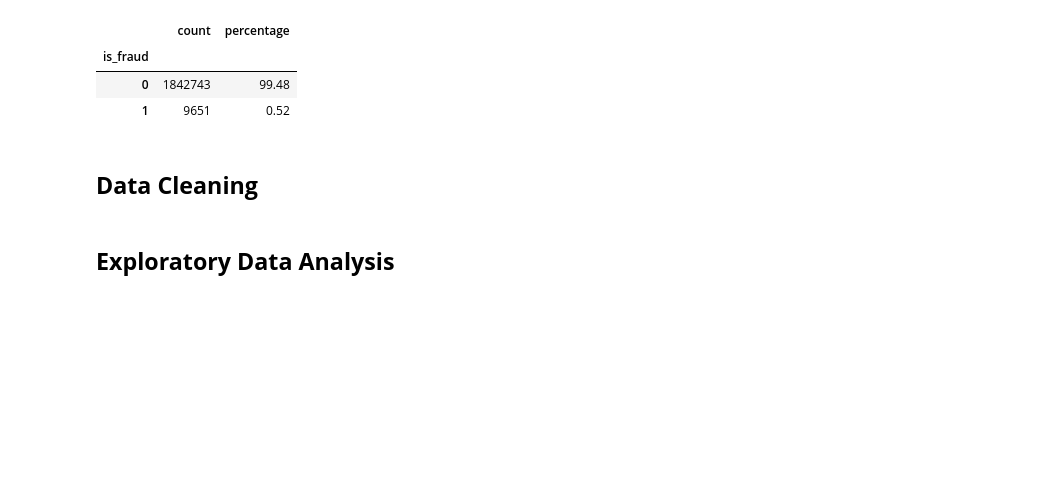
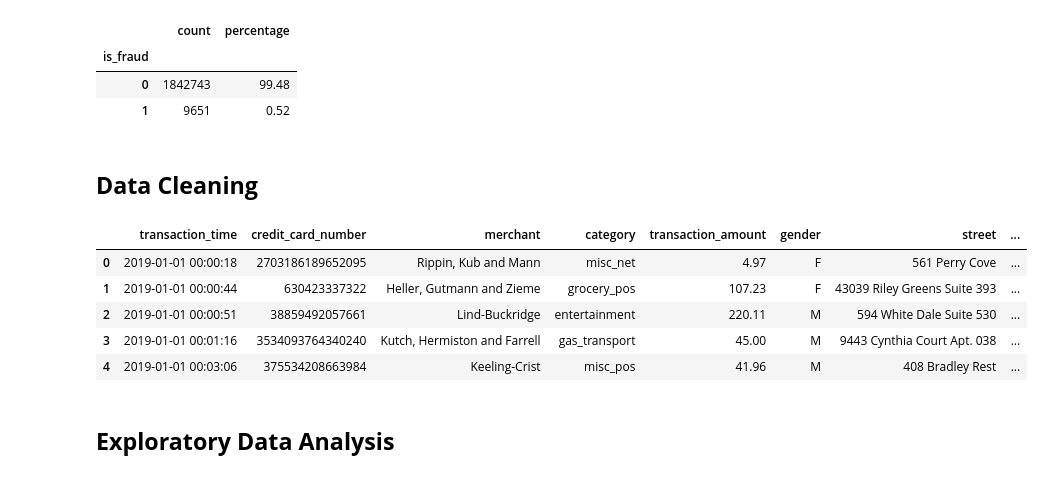
Before and after one commit to Youhorng/credit_card_fraud_prediction, a Jupyter notebook: notebooks/exploratory_data_analysis.ipynb, the cells around one changed output. Saved outputs shown, nothing was run; the diff lists cells and outputs as text; code cells hidden in the pictures; blank space fills up the shorter version.

Commit message:
Clean data

```diff
--- a/notebooks/exploratory_data_analysis.ipynb
+++ b/notebooks/exploratory_data_analysis.ipynb
@@ -94,2 +106,37 @@ count_fraud
+# %%
+# Change data types to the appropriate ones
+df["transaction_time"] = pd.to_datetime(df["transaction_time"])
+df["credit_card_number"] = df["credit_card_number"].astype(str)
+df["date_of_birth"] = pd.to_datetime(df["date_of_birth"])
+# %%
+# Create full name column
+df["full_name"] = df["first_name"] + " " + df["last_name"]
+
+# Create age column
+df["age"] = df["transaction_time"].dt.year - df["date_of_birth"].dt.year
+
+# Create transaction location
+df["transaction_location"] = df["merchant_longitude"].astype(str) + ", " + df["merchant_latitude"].astype(str)
+
+# Create merchange location
+df["merchant_location"] = df["merchant_longitude"].astype(str) + ", " + df["merchant_latitude"].astype(str)
+# %%
+# Drop columns that are not needed for analysis
+dropped_columns = ["unix_time", "first_name", "last_name", "date_of_birth",
+                   "merchant_latitude", "merchant_longitude", "longitude", "latitude"]
+df.drop(columns=dropped_columns, inplace=True)
+# %%
+# Clean merchant name
+df["merchant"] = df["merchant"].str.removeprefix("fraud_")
+# %%
+# Check the updated dataframe
+df.head()
+# %% [output]
+|  | transaction_time | credit_card_number | merchant | category | transaction_amount | gender | street | ... |
+| 0 | 2019-01-01 00:00:18 | 2703186189652095 | Rippin, Kub and Mann | misc_net | 4.97 | F | 561 Perry Cove | ... |
+| 1 | 2019-01-01 00:00:44 | 630423337322 | Heller, Gutmann and Zieme | grocery_pos | 107.23 | F | 43039 Riley Greens Suite 393 | ... |
+| 2 | 2019-01-01 00:00:51 | 38859492057661 | Lind-Buckridge | entertainment | 220.11 | M | 594 White Dale Suite 530 | ... |
+| 3 | 2019-01-01 00:01:16 | 3534093764340240 | Kutch, Hermiston and Farrell | gas_transport | 45.00 | M | 9443 Cynthia Court Apt. 038 | ... |
+| 4 | 2019-01-01 00:03:06 | 375534208663984 | Keeling-Crist | misc_pos | 41.96 | M | 408 Bradley Rest | ... |
 # %% [markdown]
 ## **Exploratory Data Analysis**
```
Also changed, not shown: parts of 2 cells of this notebook.
